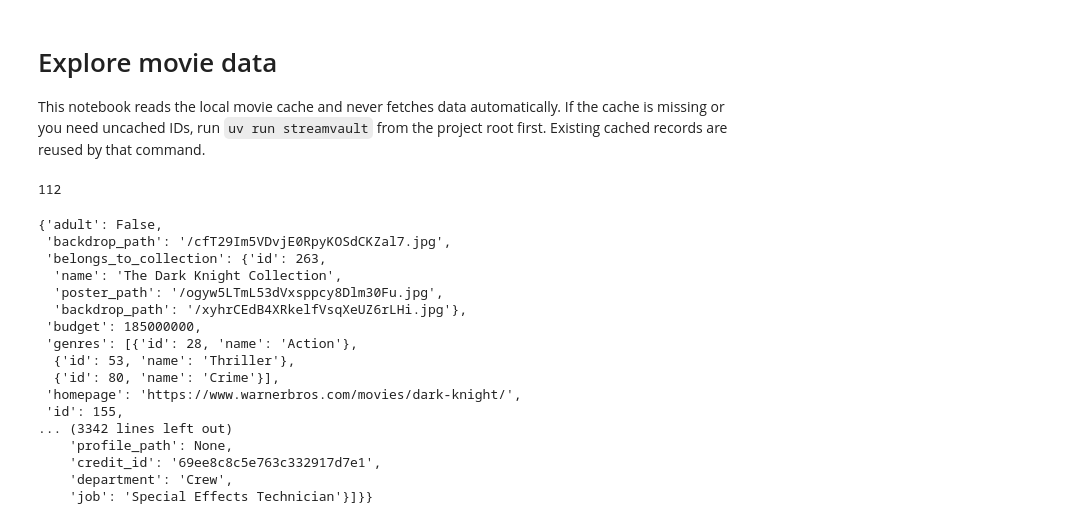
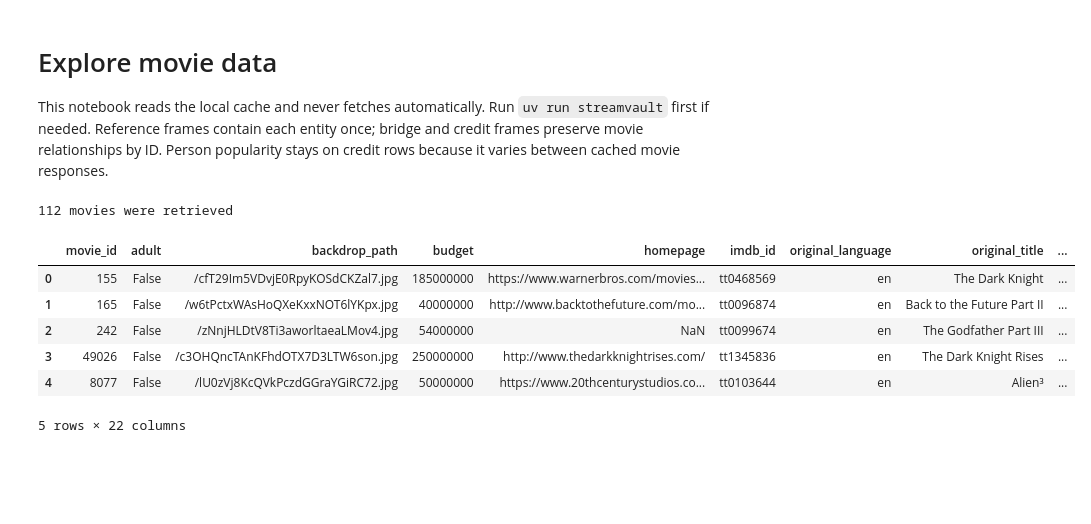
Before and after one commit to ishola-amalitech/streamvault, a Jupyter notebook: notebooks/explore_movies.ipynb, the cells around one changed output. Cells and saved outputs as stored; diff of their text form; code cells hidden in the pictures; blank space fills up the shorter version.

```diff
--- a/notebooks/explore_movies.ipynb
+++ b/notebooks/explore_movies.ipynb
@@ -1,7 +1,7 @@
 # %% [markdown]
 # Explore movie data
 
-This notebook reads the local movie cache and never fetches data automatically. If the cache is missing or you need uncached IDs, run `uv run streamvault` from the project root first. Existing cached records are reused by that command.
+This notebook reads the local cache and never fetches automatically. Run `uv run streamvault` first if needed. Reference frames contain each entity once; bridge and credit frames preserve movie relationships by ID. Person popularity stays on credit rows because it varies between cached movie responses.
 # %%
 from pathlib import Path
 
@@ -19,26 +19,11 @@ project_root = next(
 )
 cache_path = project_root / "data" / "raw" / "movies.jsonl"
 records = list(load_cached_records(cache_path).values())
-len(records)
-# %% [output]
-112
 # %%
-records[0]
+if records:
+    records[0].keys()
+    print(f"{len(records)} movies were retrieved")
+else:
+    print("No cached movie records. Run `uv run streamvault` first.")
 # %% [output]
-{'adult': False,
- 'backdrop_path': '/cfT29Im5VDvjE0RpyKOSdCKZal7.jpg',
- 'belongs_to_collection': {'id': 263,
-  'name': 'The Dark Knight Collection',
-  'poster_path': '/ogyw5LTmL53dVxsppcy8Dlm30Fu.jpg',
-  'backdrop_path': '/xyhrCEdB4XRkelfVsqXeUZ6rLHi.jpg'},
- 'budget': 185000000,
- 'genres': [{'id': 28, 'name': 'Action'},
-  {'id': 53, 'name': 'Thriller'},
-  {'id': 80, 'name': 'Crime'}],
- 'homepage': 'https://www.warnerbros.com/movies/dark-knight/',
- 'id': 155,
-... (3342 lines left out)
-    'profile_path': None,
-    'credit_id': '69ee8c8c5e763c332917d7e1',
-    'department': 'Crew',
-    'job': 'Special Effects Technician'}]}}
+112 movies were retrieved
@@ -45,3 +35,26 @@ records[0]
 # %%
-movies = pd.json_normalize(records, sep=".")
+# Table grains: each row in each table represents exactly one item or link.
+# movies: one row per film.
+# genres: one row per genre; movie_genres: one row per film–genre link.
+# companies: one row per company; movie_companies: one row per film–company link.
+# countries: one row per country; movie_origin_countries and
+# movie_production_countries: one row per film–country link of that type.
+# languages: one row per language; movie_spoken_languages: one row per
+# film–language link.
+# collections: one row per collection; people: one row per person.
+# cast_credits: one row per cast member credit in one film.
+# crew_credits: one row per crew member credit in one film.
+
+from streamvault.normalize import normalize_movie_records
+
+tables = normalize_movie_records(records)
+movies = tables.movies
 movies.head()
+# %% [output]
+|  | movie_id | adult | backdrop_path | budget | homepage | imdb_id | original_language | original_title | ... |
+| 0 | 155 | False | /cfT29Im5VDvjE0RpyKOSdCKZal7.jpg | 185000000 | https://www.warnerbros.com/movies... | tt0468569 | en | The Dark Knight | ... |
+| 1 | 165 | False | /w6tPctxWAsHoQXeKxxNOT6lYKpx.jpg | 40000000 | http://www.backtothefuture.com/mo... | tt0096874 | en | Back to the Future Part II | ... |
+| 2 | 242 | False | /zNnjHLDtV8Ti3aworltaeaLMov4.jpg | 54000000 | NaN | tt0099674 | en | The Godfather Part III | ... |
+| 3 | 49026 | False | /c3OHQncTAnKFhdOTX7D3LTW6son.jpg | 250000000 | http://www.thedarkknightrises.com/ | tt1345836 | en | The Dark Knight Rises | ... |
+| 4 | 8077 | False | /lU0zVj8KcQVkPczdGGraYGiRC72.jpg | 50000000 | https://www.20thcenturystudios.co... | tt0103644 | en | Alien³ | ... |
+5 rows × 22 columns
```
Also changed, not shown: parts of 7 cells of this notebook, 9 other files.
